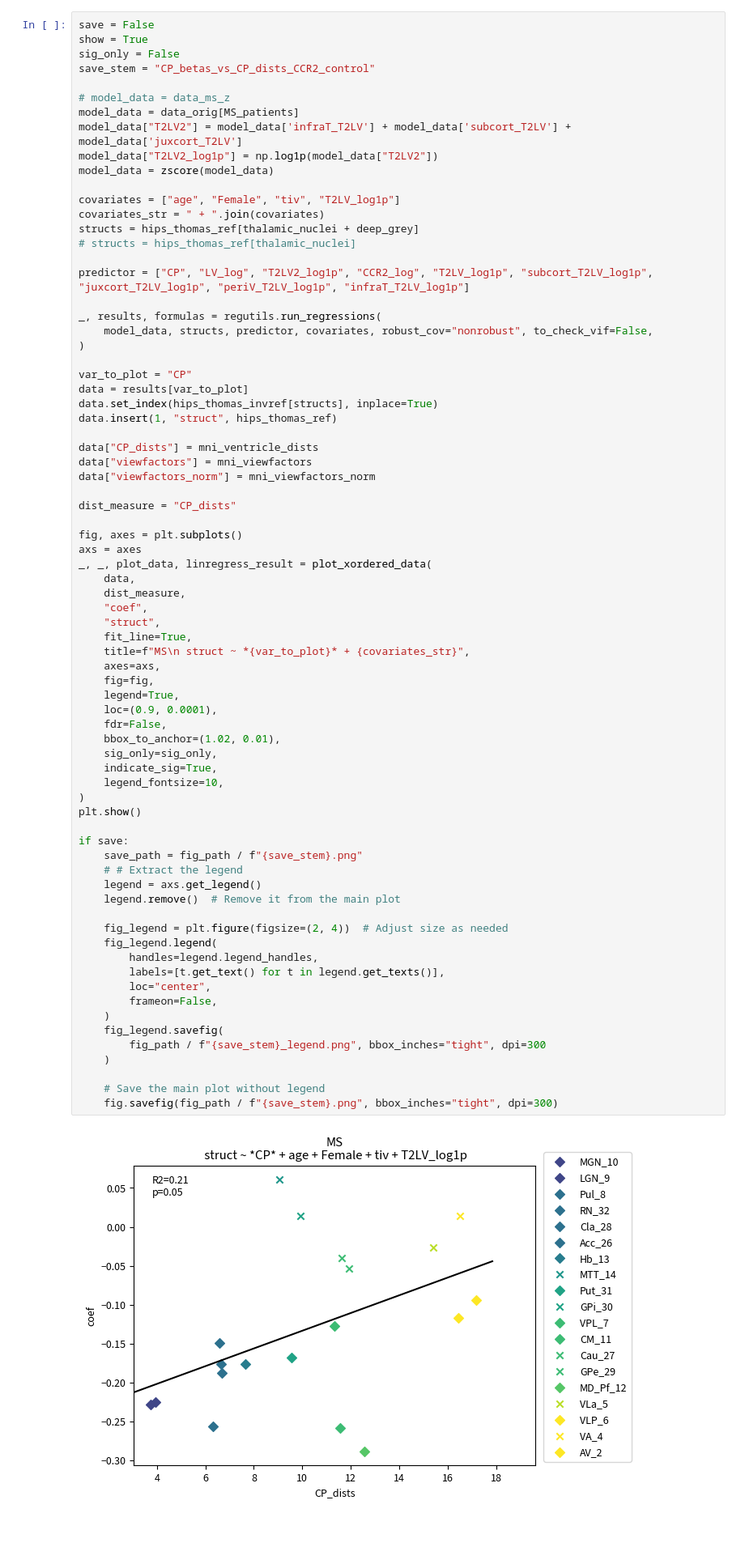
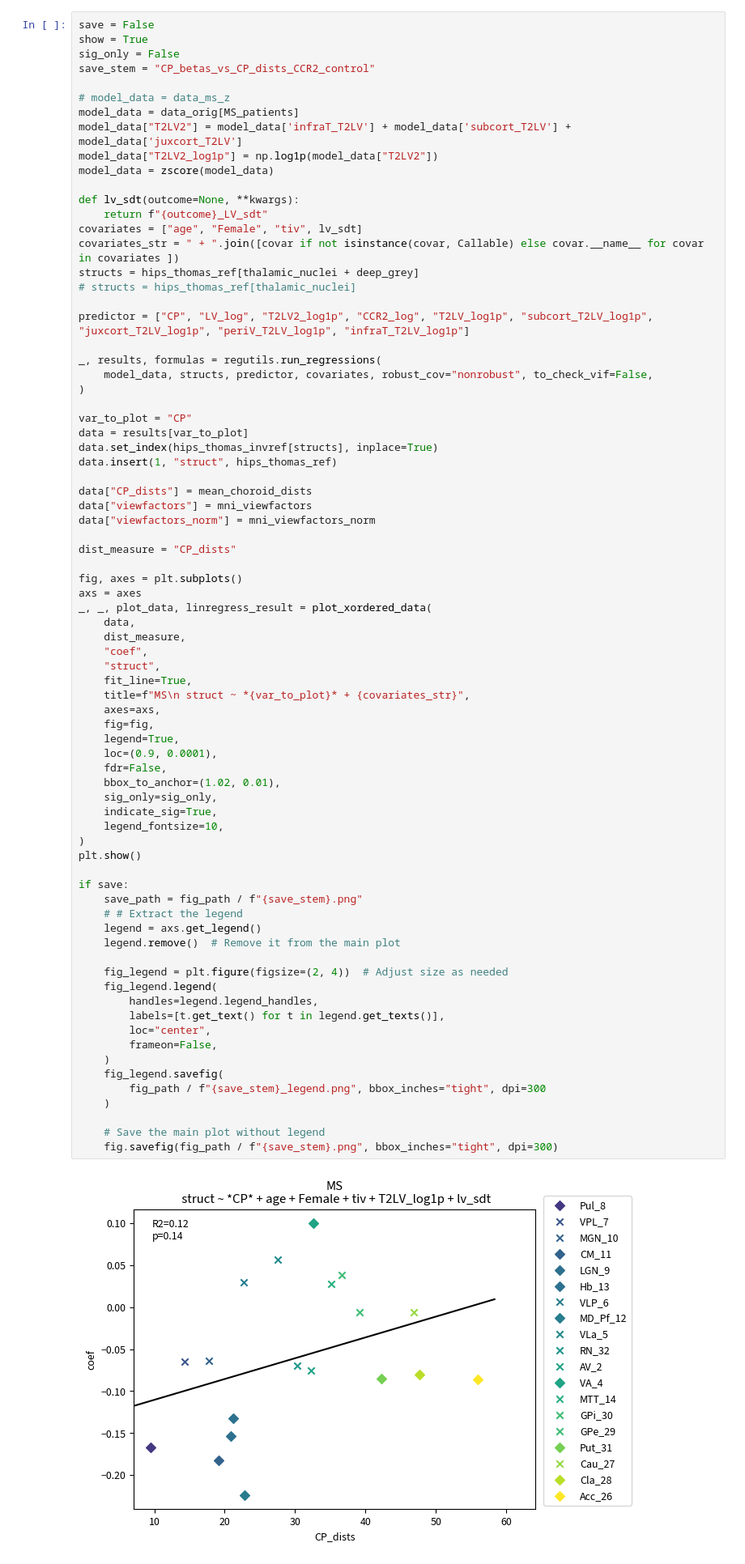
Before and after one commit to srs328/ms_mri, a Jupyter notebook: analysis/thalamus/results/5-CP_distance_gradient.ipynb, the cells around one changed output. Shown at 81% size. Cells and saved outputs as stored; diff of their text form; blank space fills up the shorter version.

```diff
--- a/analysis/thalamus/results/5-CP_distance_gradient.ipynb
+++ b/analysis/thalamus/results/5-CP_distance_gradient.ipynb
@@ -1250,8 +1250,10 @@ model_data["T2LV2"] = model_data['infraT_T2LV'] + model_data['subcort_T2LV'] + m
 model_data["T2LV2_log1p"] = np.log1p(model_data["T2LV2"])
 model_data = zscore(model_data)
 
-covariates = ["age", "Female", "tiv", "T2LV_log1p"]
-covariates_str = " + ".join(covariates)
+def lv_sdt(outcome=None, **kwargs):
+    return f"{outcome}_LV_sdt"
+covariates = ["age", "Female", "tiv", lv_sdt]
+covariates_str = " + ".join([covar if not isinstance(covar, Callable) else covar.__name__ for covar in covariates ])
 structs = hips_thomas_ref[thalamic_nuclei + deep_grey]
 # structs = hips_thomas_ref[thalamic_nuclei]
 
@@ -1266,7 +1268,7 @@ data = results[var_to_plot]
 data.set_index(hips_thomas_invref[structs], inplace=True)
 data.insert(1, "struct", hips_thomas_ref)
 
-data["CP_dists"] = mni_ventricle_dists
+data["CP_dists"] = mean_choroid_dists
 data["viewfactors"] = mni_viewfactors
 data["viewfactors_norm"] = mni_viewfactors_norm
 
@@ -1286,31 +1288,31 @@ _, _, plot_data, linregress_result = plot_xordered_data(
     legend=True,
     loc=(0.9, 0.0001),
     fdr=False,
     bbox_to_anchor=(1.02, 0.01),
     sig_only=sig_only,
     indicate_sig=True,
     legend_fontsize=10,
 )
 plt.show()
 
 if save:
     save_path = fig_path / f"{save_stem}.png"
     # # Extract the legend
     legend = axs.get_legend()
     legend.remove()  # Remove it from the main plot
 
     fig_legend = plt.figure(figsize=(2, 4))  # Adjust size as needed
     fig_legend.legend(
         handles=legend.legend_handles,
         labels=[t.get_text() for t in legend.get_texts()],
         loc="center",
         frameon=False,
     )
     fig_legend.savefig(
         fig_path / f"{save_stem}_legend.png", bbox_inches="tight", dpi=300
     )
 
     # Save the main plot without legend
     fig.savefig(fig_path / f"{save_stem}.png", bbox_inches="tight", dpi=300)
 # %% [output]
-[figure, old version]
+[figure, new version]
```
Also changed, not shown: parts of 6 cells of this notebook, 4 other files.
